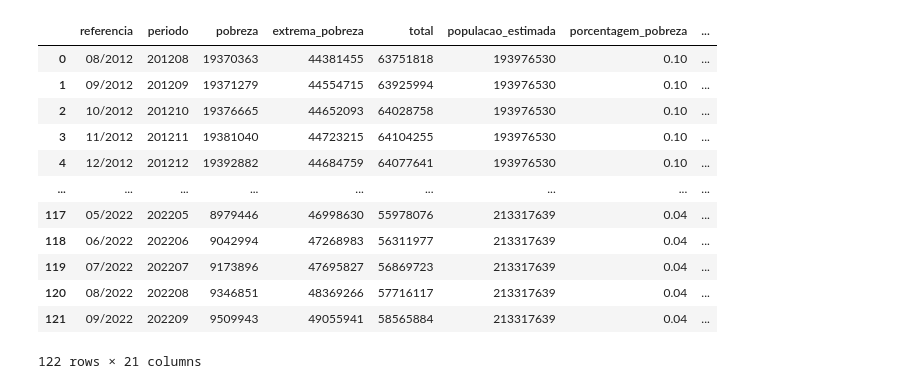
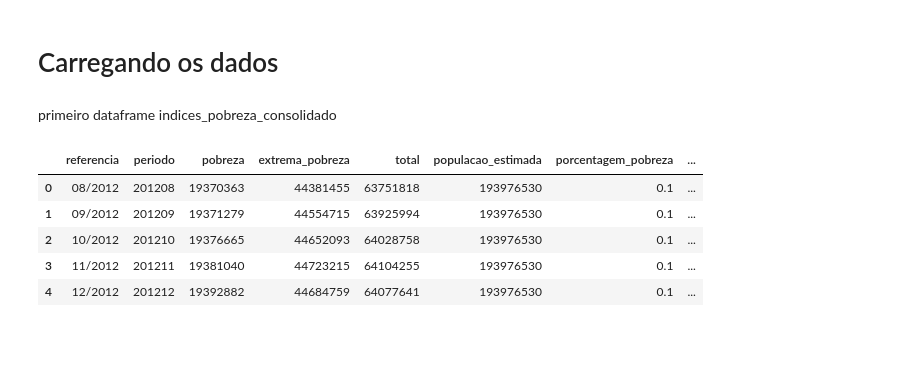
Before and after one commit to jouaraujo/pobreza_kaggle, a Jupyter notebook: pobreza.ipynb, the cells around one changed output. Drawn from its saved outputs; the diff is of its cells as text; code cells hidden in the pictures; blank space fills up the shorter version.

```diff
--- a/pobreza.ipynb
+++ b/pobreza.ipynb
@@ -1,20 +1,20 @@
 # %%
 import pandas as pd
-import matplotlib.pyplot as plt;
+import matplotlib.pyplot as plt
+
+pd.set_option('display.max_columns', 200)
+plt.style.use('seaborn-v0_8-whitegrid')
+# %% [markdown]
+# Carregando os dados
+# %% [markdown]
+primeiro dataframe indices_pobreza_consolidado
 # %%
-df = pd.read_csv("data/indices_pobreza_consolidado.csv")
-df
+df_consolidado = pd.read_csv("data/indices_pobreza_consolidado.csv")
+df_consolidado.head()
 # %% [output]
 |  | referencia | periodo | pobreza | extrema_pobreza | total | populacao_estimada | porcentagem_pobreza | ... |
-| 0 | 08/2012 | 201208 | 19370363 | 44381455 | 63751818 | 193976530 | 0.10 | ... |
-| 1 | 09/2012 | 201209 | 19371279 | 44554715 | 63925994 | 193976530 | 0.10 | ... |
-| 2 | 10/2012 | 201210 | 19376665 | 44652093 | 64028758 | 193976530 | 0.10 | ... |
-| 3 | 11/2012 | 201211 | 19381040 | 44723215 | 64104255 | 193976530 | 0.10 | ... |
-| 4 | 12/2012 | 201212 | 19392882 | 44684759 | 64077641 | 193976530 | 0.10 | ... |
-| ... | ... | ... | ... | ... | ... | ... | ... | ... |
-| 117 | 05/2022 | 202205 | 8979446 | 46998630 | 55978076 | 213317639 | 0.04 | ... |
-| 118 | 06/2022 | 202206 | 9042994 | 47268983 | 56311977 | 213317639 | 0.04 | ... |
-| 119 | 07/2022 | 202207 | 9173896 | 47695827 | 56869723 | 213317639 | 0.04 | ... |
-| 120 | 08/2022 | 202208 | 9346851 | 48369266 | 57716117 | 213317639 | 0.04 | ... |
-| 121 | 09/2022 | 202209 | 9509943 | 49055941 | 58565884 | 213317639 | 0.04 | ... |
+| 0 | 08/2012 | 201208 | 19370363 | 44381455 | 63751818 | 193976530 | 0.1 | ... |
+| 1 | 09/2012 | 201209 | 19371279 | 44554715 | 63925994 | 193976530 | 0.1 | ... |
+| 2 | 10/2012 | 201210 | 19376665 | 44652093 | 64028758 | 193976530 | 0.1 | ... |
+| 3 | 11/2012 | 201211 | 19381040 | 44723215 | 64104255 | 193976530 | 0.1 | ... |
+| 4 | 12/2012 | 201212 | 19392882 | 44684759 | 64077641 | 193976530 | 0.1 | ... |
-122 rows × 21 columns
```
Also changed, not shown: parts of 19 cells of this notebook.
